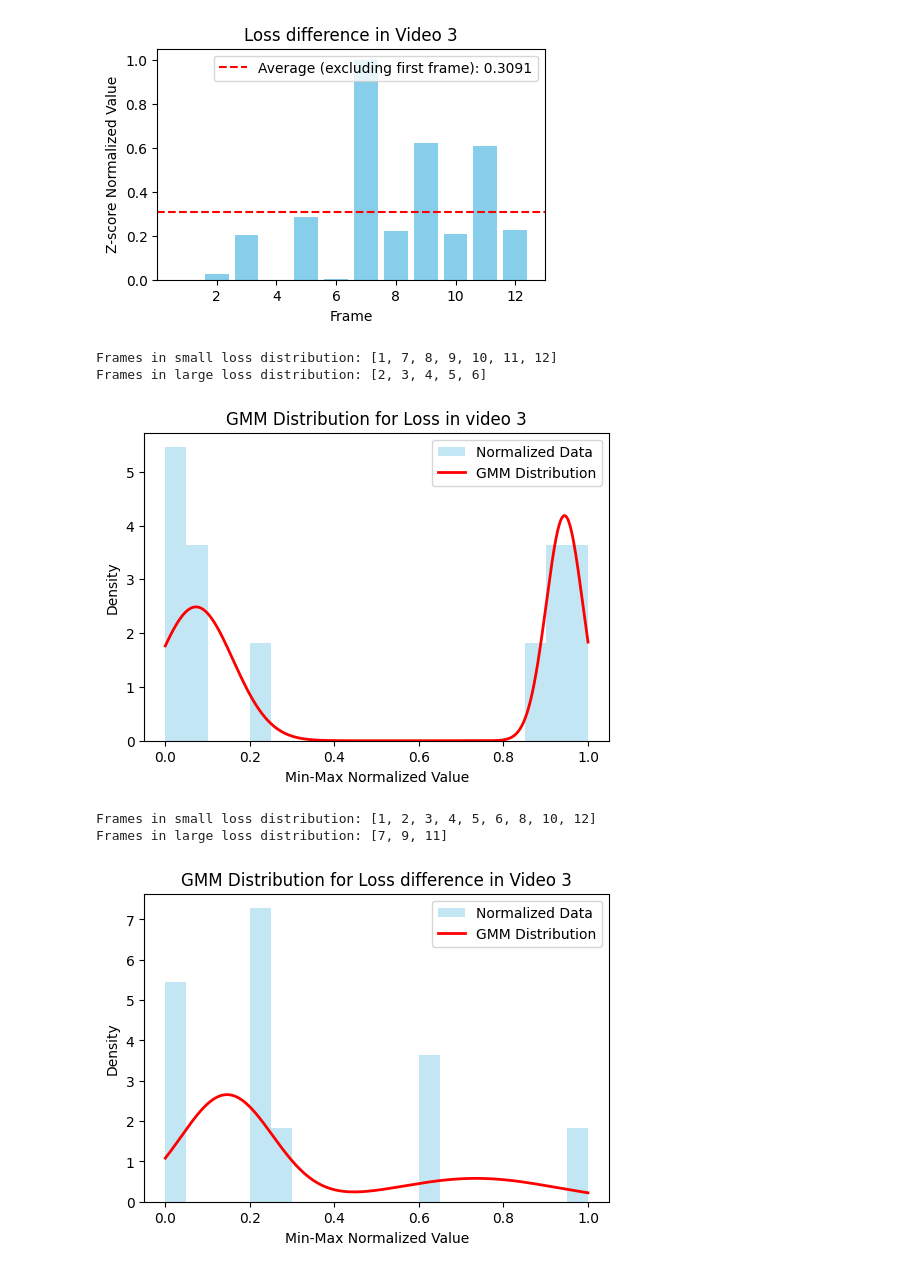
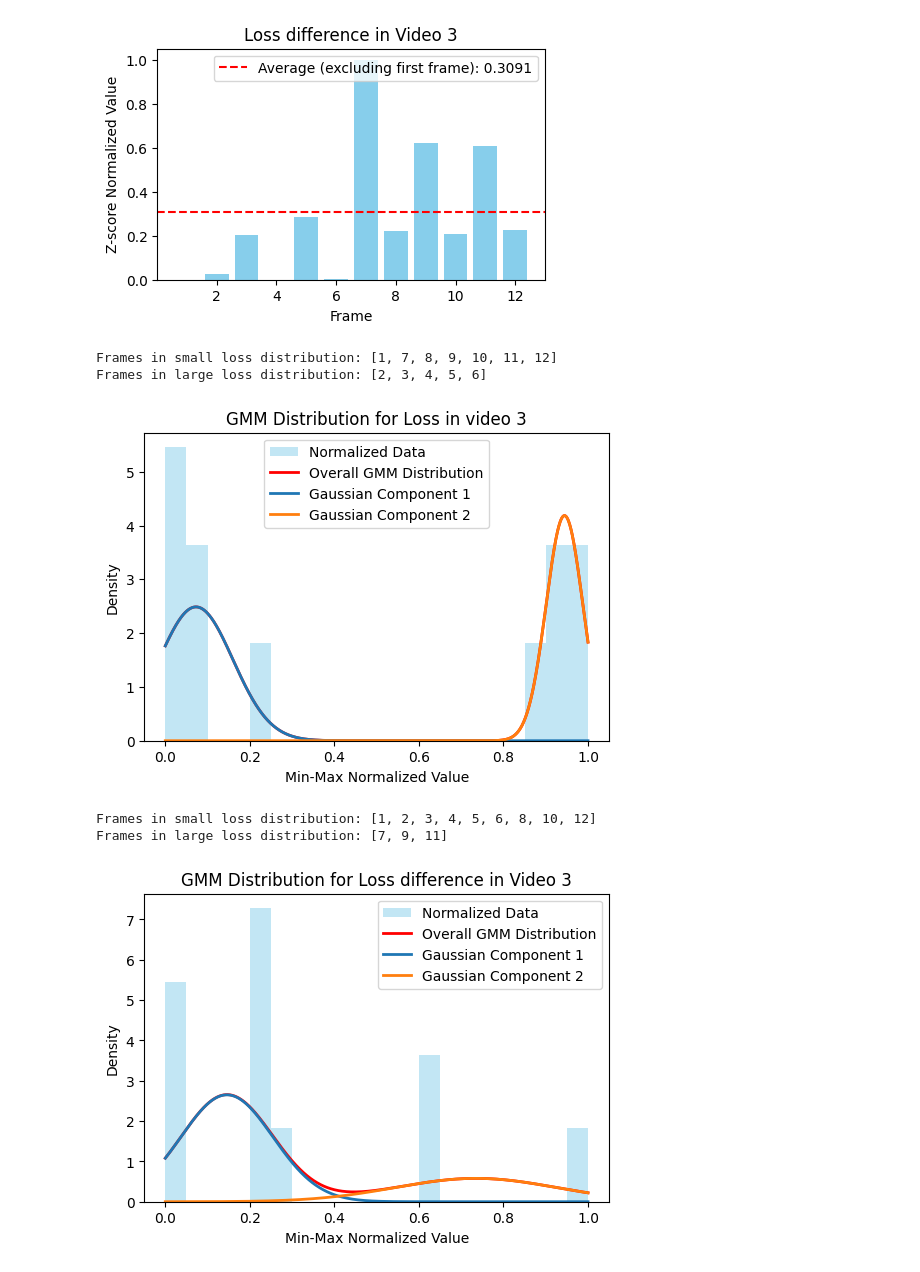
Before and after one commit to ac-freeman/GSVC, a Jupyter notebook: exp/GMM_exp2/draw.ipynb, the cells around one changed output. Cells and saved outputs as stored; diff of their text form; code cells hidden in the pictures.

```diff
--- a/exp/GMM_exp2/draw.ipynb
+++ b/exp/GMM_exp2/draw.ipynb
@@ -140,38 +140,50 @@ for file_path, title in file_info.items():
     # labels = gmm.predict(gmm_data)
 
     # # Separate frames based on distribution labels, adding the first frame to small loss frames
     # small_loss_frames = [frames[0]] + [frame for frame, label in zip(frames[1:], labels) if label == 0]
     # large_loss_frames = [frame for frame, label in zip(frames[1:], labels) if label == 1]
 
     probabilities = gmm.predict_proba(gmm_data)
     small_loss_frames = [frames[0]]  # 将第一帧添加到 small_loss_frames
     large_loss_frames=[]
     for frame, prob in zip(frames[1:], probabilities):
-        if prob[large_component]>1-(1e-2):
+        if prob[large_component]>0.995:
             large_loss_frames.append(frame)
         else:
             small_loss_frames.append(frame)
     # Output the lists
     print("Frames in small loss distribution:", small_loss_frames)
     print("Frames in large loss distribution:", large_loss_frames)
 
-    # Plot GMM distribution
+    # Generate distribution plots
     x = np.linspace(min(values[1:]), max(values[1:]), 1000).reshape(-1, 1)
     log_prob = gmm.score_samples(x)
-    pdf = np.exp(log_prob)  # Compute probability density function
+    pdf = np.exp(log_prob)  # Compute overall GMM probability density function
 
     plt.figure(figsize=(6, 4))
     plt.hist(gmm_data, bins=20, density=True, alpha=0.5, color='skyblue', label='Normalized Data')
-    plt.plot(x, pdf, color='red', linewidth=2, label='GMM Distribution')
+    plt.plot(x, pdf, color='red', linewidth=2, label='Overall GMM Distribution')
+
+    # Plot each Gaussian component separately
+    means = gmm.means_.flatten()
+    covariances = gmm.covariances_.flatten()
+    weights = gmm.weights_.flatten()
+
+    for i in range(2):  # Plot each Gaussian component
+        mean = means[i]
+        std_dev = np.sqrt(covariances[i])
+        component_pdf = weights[i] * (1 / (std_dev * np.sqrt(2 * np.pi))) * np.exp(-0.5 * ((x - mean) / std_dev) ** 2)
+        plt.plot(x, component_pdf, linewidth=2, label=f'Gaussian Component {i+1}')
+
     plt.xlabel("Min-Max Normalized Value")
     plt.ylabel("Density")
     plt.title(f"GMM Distribution for {title}")
     plt.legend()
     plt.show()
 # %% [output]
 Frames in small loss distribution: [1, 7, 8, 9, 10, 11, 12]
 Frames in large loss distribution: [2, 3, 4, 5, 6]
-[figure, old version]
+[figure, new version]
 Frames in small loss distribution: [1, 2, 3, 4, 5, 6, 8, 10, 12]
 Frames in large loss distribution: [7, 9, 11]
-[figure, old version]
+[figure, new version]
```
Also changed, not shown: parts of 1 cell of this notebook, 7 other files.
